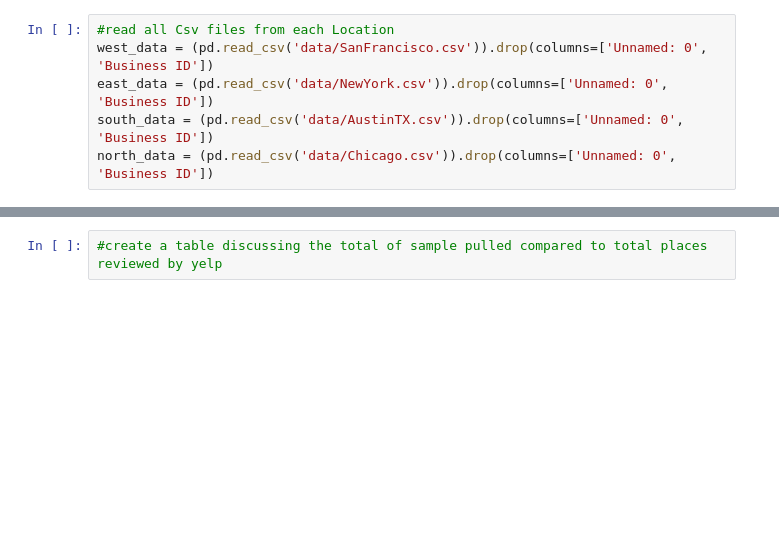
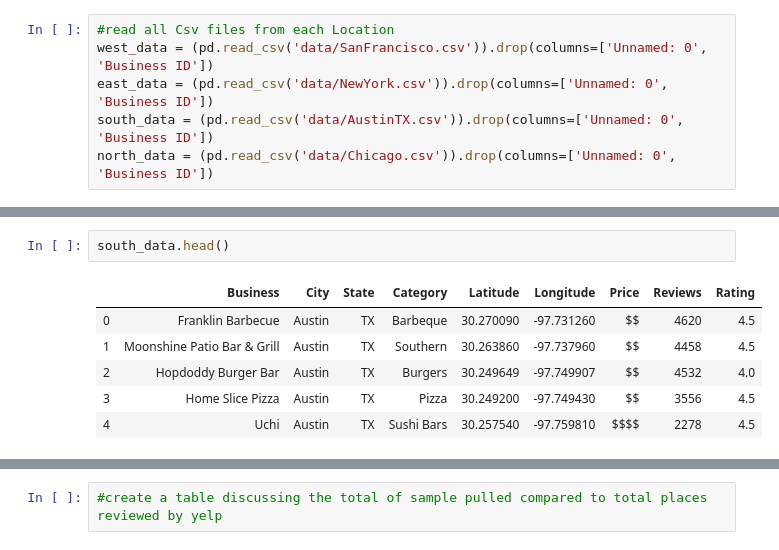
Before and after one commit to elzster/Yelp-Analytics, a Jupyter notebook: Project Master.ipynb, the cells around one changed output, grey strips where cells are left out. Cells and saved outputs as stored; diff of their text form; blank space fills up the shorter version.

```diff
--- a/Project Master.ipynb
+++ b/Project Master.ipynb
@@ -20,3 +20,12 @@ west_data.head()
+# %%
+south_data.head()
+# %% [output]
+|  | Business | City | State | Category | Latitude | Longitude | Price | Reviews | Rating |
+| 0 | Franklin Barbecue | Austin | TX | Barbeque | 30.270090 | -97.731260 | $$ | 4620 | 4.5 |
+| 1 | Moonshine Patio Bar & Grill | Austin | TX | Southern | 30.263860 | -97.737960 | $$ | 4458 | 4.5 |
+| 2 | Hopdoddy Burger Bar | Austin | TX | Burgers | 30.249649 | -97.749907 | $$ | 4532 | 4.0 |
+| 3 | Home Slice Pizza | Austin | TX | Pizza | 30.249200 | -97.749430 | $$ | 3556 | 4.5 |
+| 4 | Uchi | Austin | TX | Sushi Bars | 30.257540 | -97.759810 | $$$$ | 2278 | 4.5 |
 # %%
 east_data.head()
 # %% [output]
```
Also changed, not shown: parts of 13 cells of this notebook.
